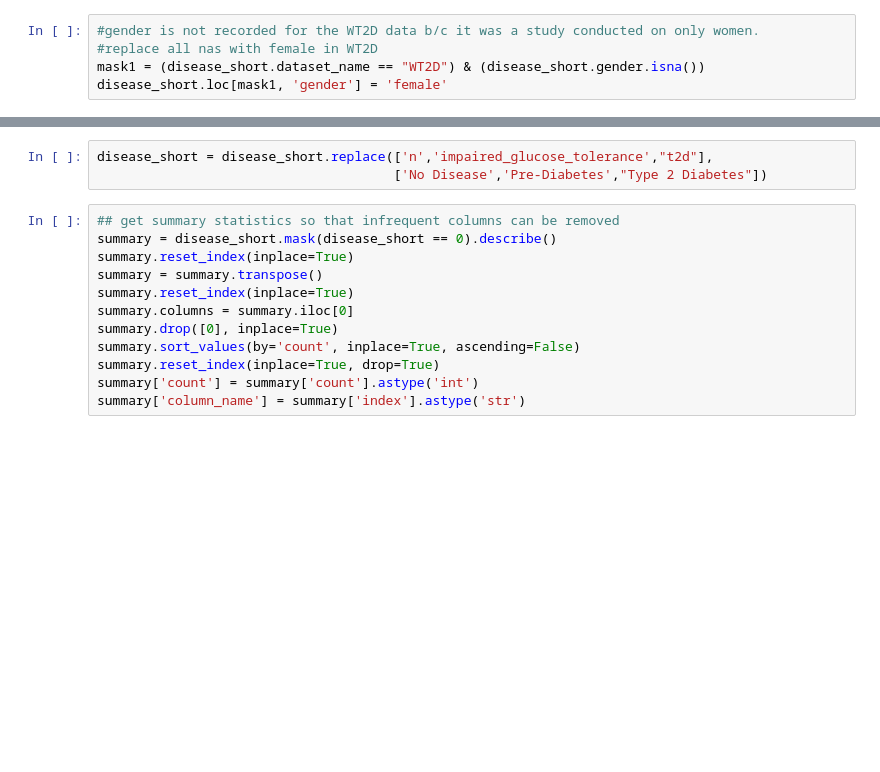
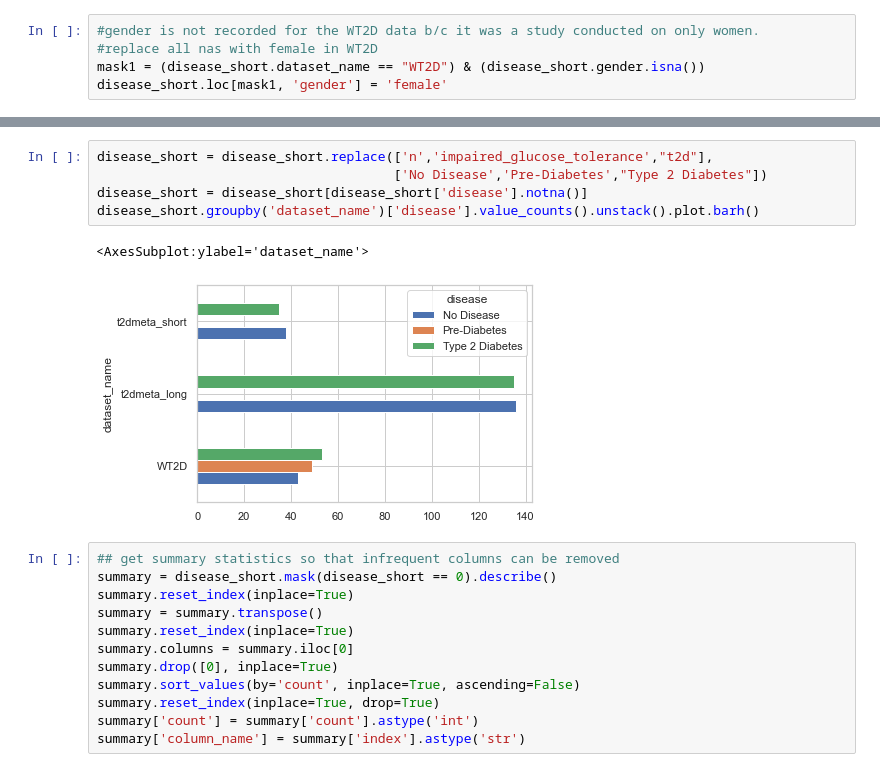
Before and after one commit to ahmadhassan997/CSCI-5523-Human-Microbiome-Project, a Jupyter notebook: scripts/01c-ExploratoryModeling.ipynb, the cells around one changed output, grey strips where cells are left out. Drawn from its saved outputs; the diff is of its cells as text; blank space fills up the shorter version.

```diff
--- a/scripts/01c-ExploratoryModeling.ipynb
+++ b/scripts/01c-ExploratoryModeling.ipynb
@@ -180,6 +183,11 @@ disease_short.shape
 # %%
 disease_short = disease_short.replace(['n','impaired_glucose_tolerance',"t2d"],
                                       ['No Disease','Pre-Diabetes',"Type 2 Diabetes"])
+disease_short = disease_short[disease_short['disease'].notna()]
+disease_short.groupby('dataset_name')['disease'].value_counts().unstack().plot.barh()
+# %% [output]
+<AxesSubplot:ylabel='dataset_name'>
+[figure, added]
 # %%
 ## get summary statistics so that infrequent columns can be removed
 summary = disease_short.mask(disease_short == 0).describe()
```
Also changed, not shown: parts of 18 cells of this notebook.
